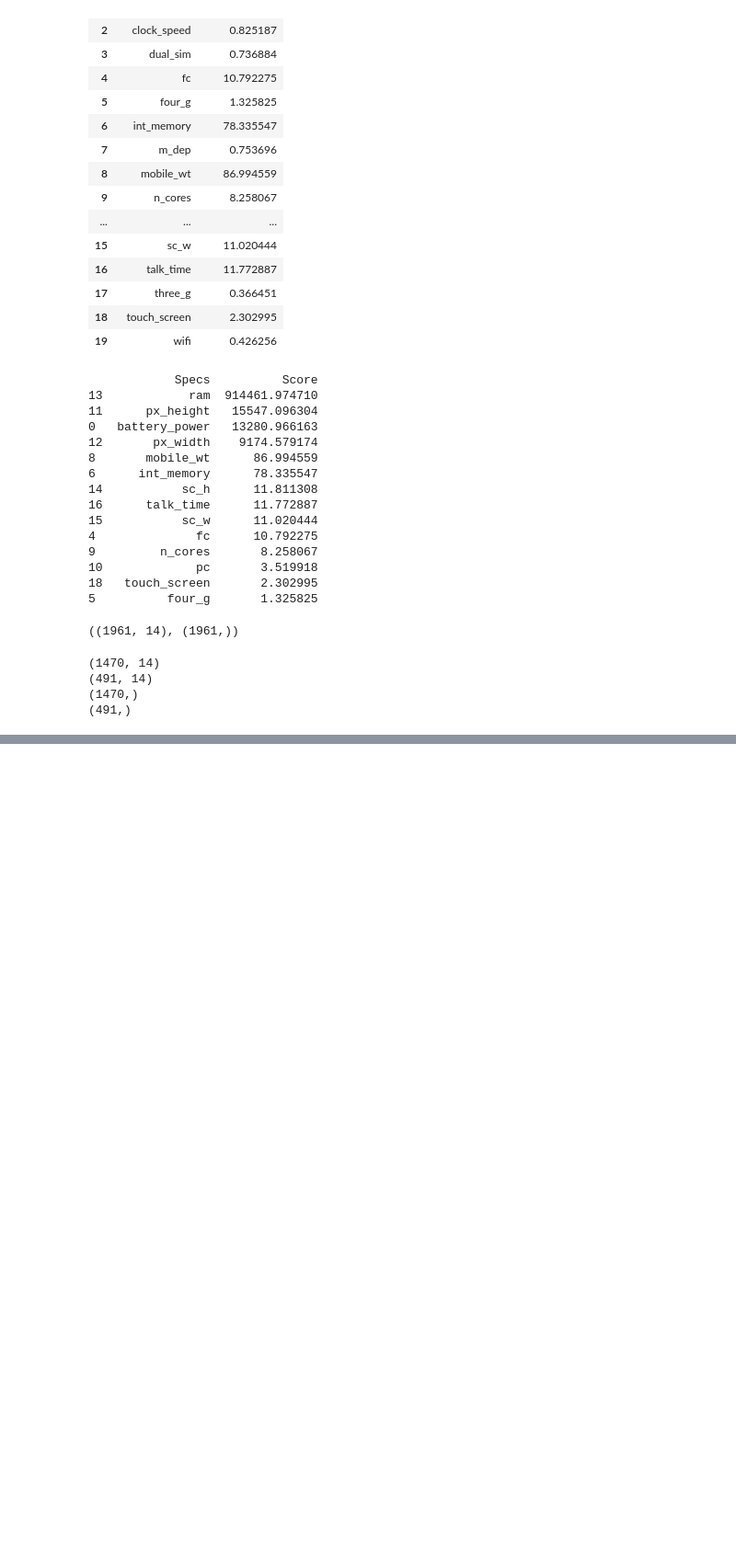
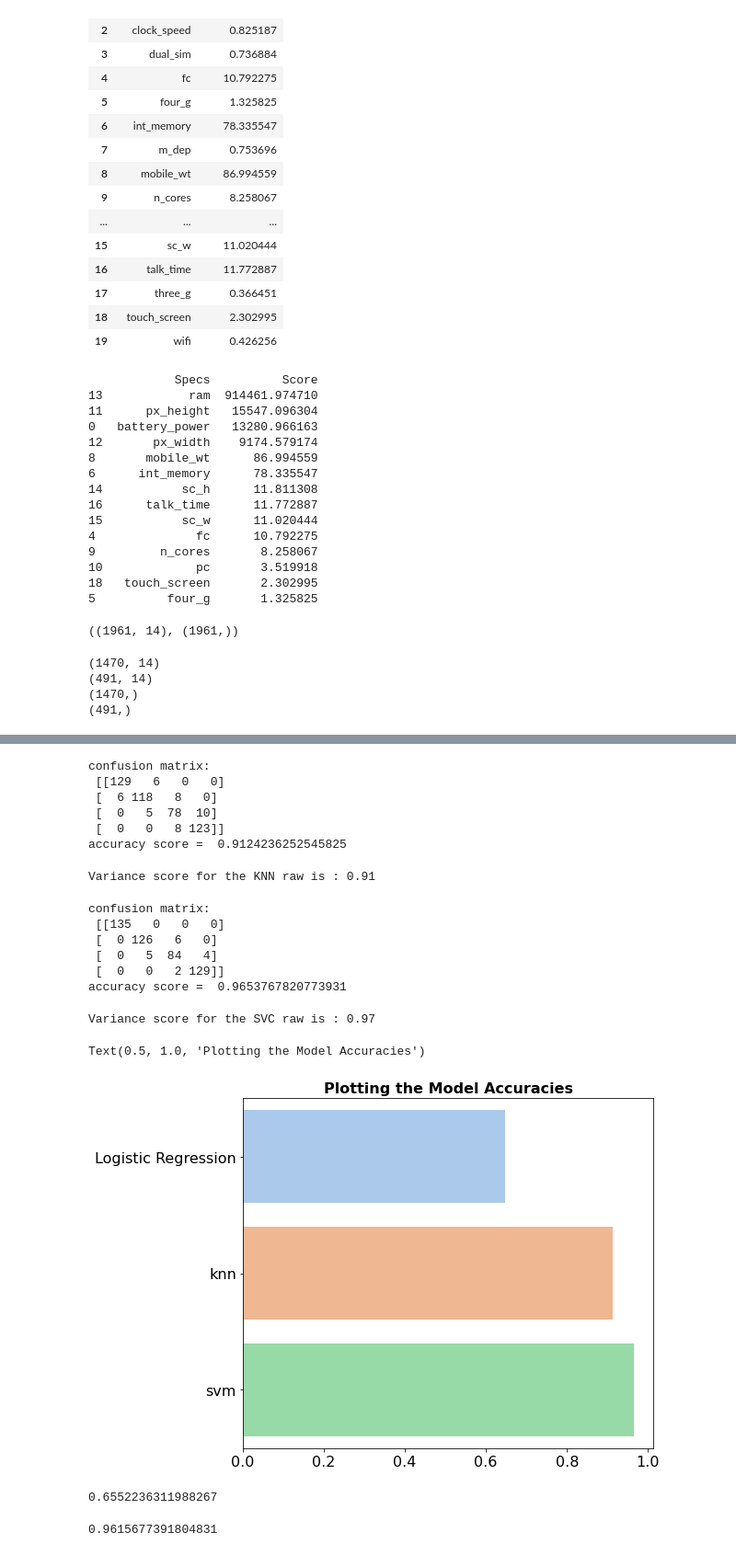
Before and after one commit to iamnaveenk/capstone_project-3-classification-, a Jupyter notebook: mobile_price_range_prediction.ipynb, the cells around one changed output, grey strips where cells are left out. Shown at 92% size. Saved outputs shown, nothing was run; the diff lists cells and outputs as text; code cells hidden in the pictures; blank space fills up the shorter version.

```diff
--- a/mobile_price_range_prediction.ipynb
+++ b/mobile_price_range_prediction.ipynb
@@ -783,2 +772,0 @@ y_train = scaler.fit_transform(y_train.values.reshape([-1,1]))
-# %%
-y_test = scaler.fit_transform(y_test.values.reshape([-1,1]))
@@ -862,0 +813,24 @@ array([[3.],
+# %%
+#knn
+#training model
+from sklearn.neighbors import KNeighborsClassifier
+knn = KNeighborsClassifier(n_neighbors = 5, metric = 'minkowski',p = 2)
+knn.fit(X_train,y_train)
+
+#getting confusion matrix
+from sklearn.metrics import confusion_matrix
+y_pred_knn = knn.predict(X_test)
+cm = confusion_matrix(y_test,y_pred_knn)
+print('confusion matrix:\n',cm)
+
+#checking accuracy
+from sklearn.metrics import accuracy_score
+knna = accuracy_score(y_test,y_pred_knn)
+print('accuracy score = ',accuracy_score(y_test,y_pred_knn))
+# %% [output]
+confusion matrix:
+ [[129   6   0   0]
+ [  6 118   8   0]
+ [  0   5  78  10]
+ [  0   0   8 123]]
+accuracy score =  0.9124236252545825
@@ -862,0 +839,29 @@ array([[3.],
+# %%
+# Vraiance Score for K - Nearest Neighbour
+print('Variance score for the KNN raw is : %.2f' % knn.score(X_test, y_test))
+# %% [output]
+Variance score for the KNN raw is : 0.91
+# %%
+#SVM
+#training model
+from sklearn.svm import SVC
+svc = SVC(kernel = 'linear',random_state = 0)
+svc.fit(X_train,y_train)
+
+#getting confusion matrix
+from sklearn.metrics import confusion_matrix
+y_pred_svc = svc.predict(X_test)
+cm = confusion_matrix(y_test,y_pred_svc)
+print('confusion matrix:\n',cm)
+
+#checking accuracy
+from sklearn.metrics import accuracy_score
+sva =accuracy_score(y_test,y_pred_svc)
+print('accuracy score = ',accuracy_score(y_test,y_pred_svc))
+# %% [output]
+confusion matrix:
+ [[135   0   0   0]
+ [  0 126   6   0]
+ [  0   5  84   4]
+ [  0   0   2 129]]
+accuracy score =  0.9653767820773931
@@ -862,0 +870,15 @@ array([[3.],
+# %%
+# Vraiance Score For Support Vector Machine
+print('Variance score for the SVC raw is : %.2f' % svc.score(X_test, y_test))
+# %% [output]
+Variance score for the SVC raw is : 0.97
+# %%
+#comparing accuracies
+plt.figure(figsize= (8,7))
+ac = [lra,knna,sva]
+name = ['Logistic Regression','knn','svm']
+sns.barplot(x = ac,y = name,palette='pastel')
+plt.title("Plotting the Model Accuracies", fontsize=16, fontweight="bold")
+# %% [output]
+Text(0.5, 1.0, 'Plotting the Model Accuracies')
+[figure, added]
@@ -862,0 +889,10 @@ array([[3.],
+# %%
+# R2 score of Logistic Train Performance
+r2_score(y_train, y_pred_train_logi)
+# %% [output]
+0.6552236311988267
+# %%
+# R2 score of KNN Train Performance
+r2_score(y_train, y_pred_train_knn)
+# %% [output]
+0.9615677391804831
```
Also changed, not shown: parts of 20 cells of this notebook.
